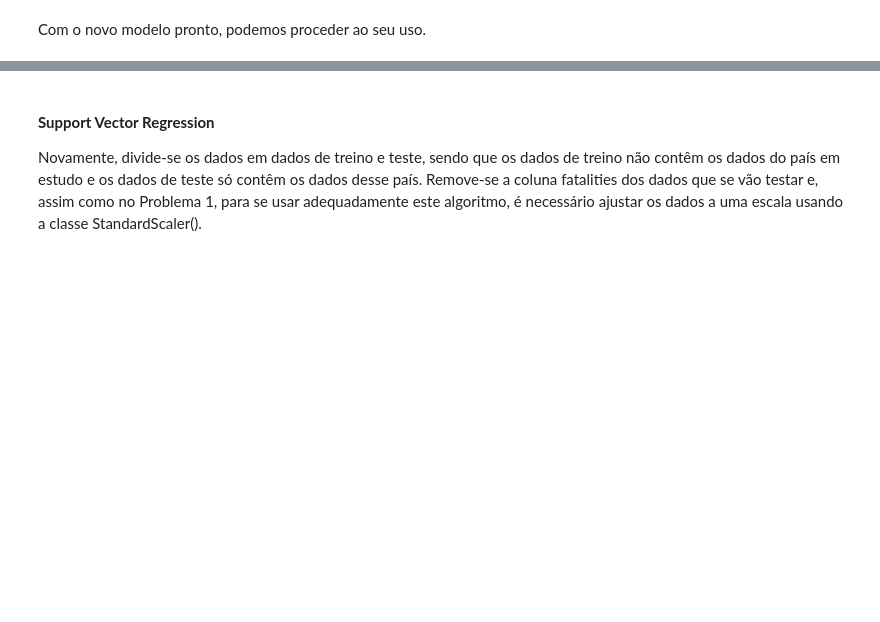
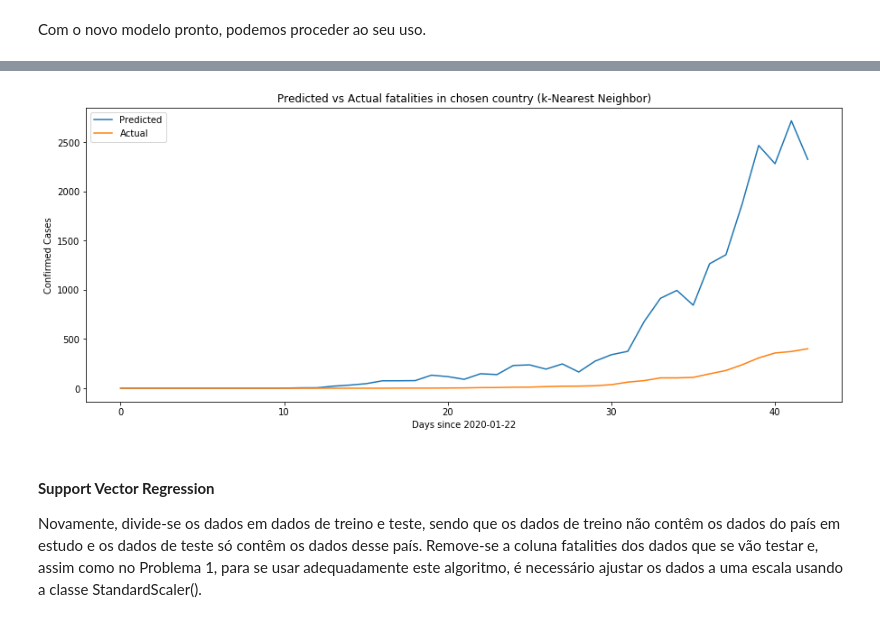
Before and after one commit to anamarisamacedo/FEUP-IART, a Jupyter notebook: TP2/notebook.ipynb, the cells around one changed output, grey strips where cells are left out. Drawn from its saved outputs; the diff is of its cells as text; code cells hidden in the pictures; blank space fills up the shorter version.

```diff
--- a/TP2/notebook.ipynb
+++ b/TP2/notebook.ipynb
@@ -867,2 +900,18 @@ print('Best parameters: {}'.format(model_2.best_params_))
 # %% [markdown]
 Com o novo modelo pronto, podemos proceder ao seu uso.
+# %%
+%%time
+solution_2 = pred_country_2
+pred_country_2 = pred_country_2.drop(['fatalities'], axis=1)
+
+predict = model_2.predict(pred_country_2)
+pred_country_2['fatalities'] = predict
+
+error = mean_squared_error(solution_2['cases_per_million'],predict, squared=False)
+print("Mean Squared Error: ", error)
+
+fig = plt.figure(figsize=(15,6))
+sb.lineplot(x='passed_days', y='fatalities', label='Predicted', data=pred_country_2.groupby(['passed_days'], as_index=False)['fatalities'].sum())
+ax = sb.lineplot(x='passed_days', y='fatalities', label='Actual', data=solution_2.groupby(['passed_days'], as_index=False)['fatalities'].sum())
+ax = ax.set(xlabel='Days since 2020-01-22', ylabel='Confirmed Cases', title='Predicted vs Actual fatalities in chosen country (k-Nearest Neighbor)')
+# %% [output]
@@ -869,3 +920,4 @@ Com o novo modelo pronto, podemos proceder ao seu uso.
+[figure, added]
 # %% [markdown]
 #### **Support Vector Regression**
 
```
Also changed, not shown: parts of 13 cells of this notebook.
